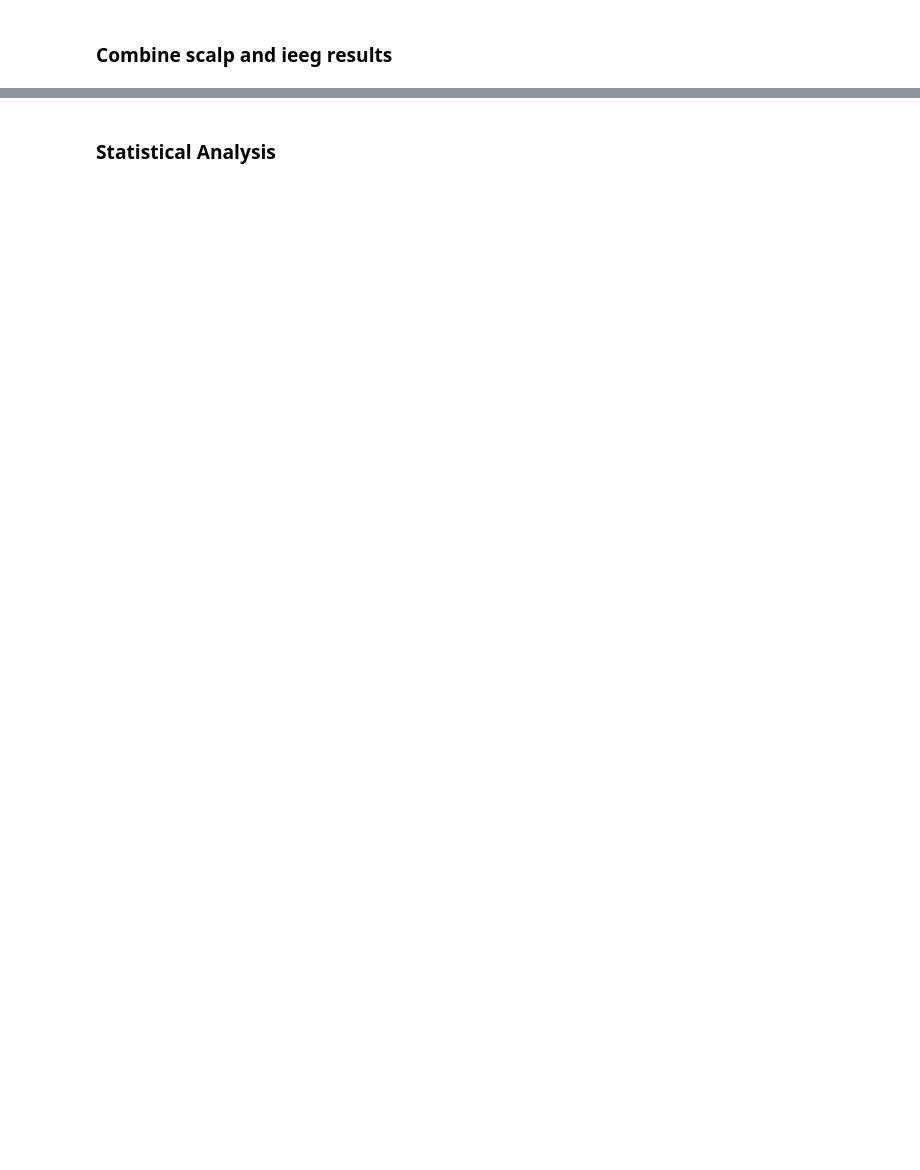
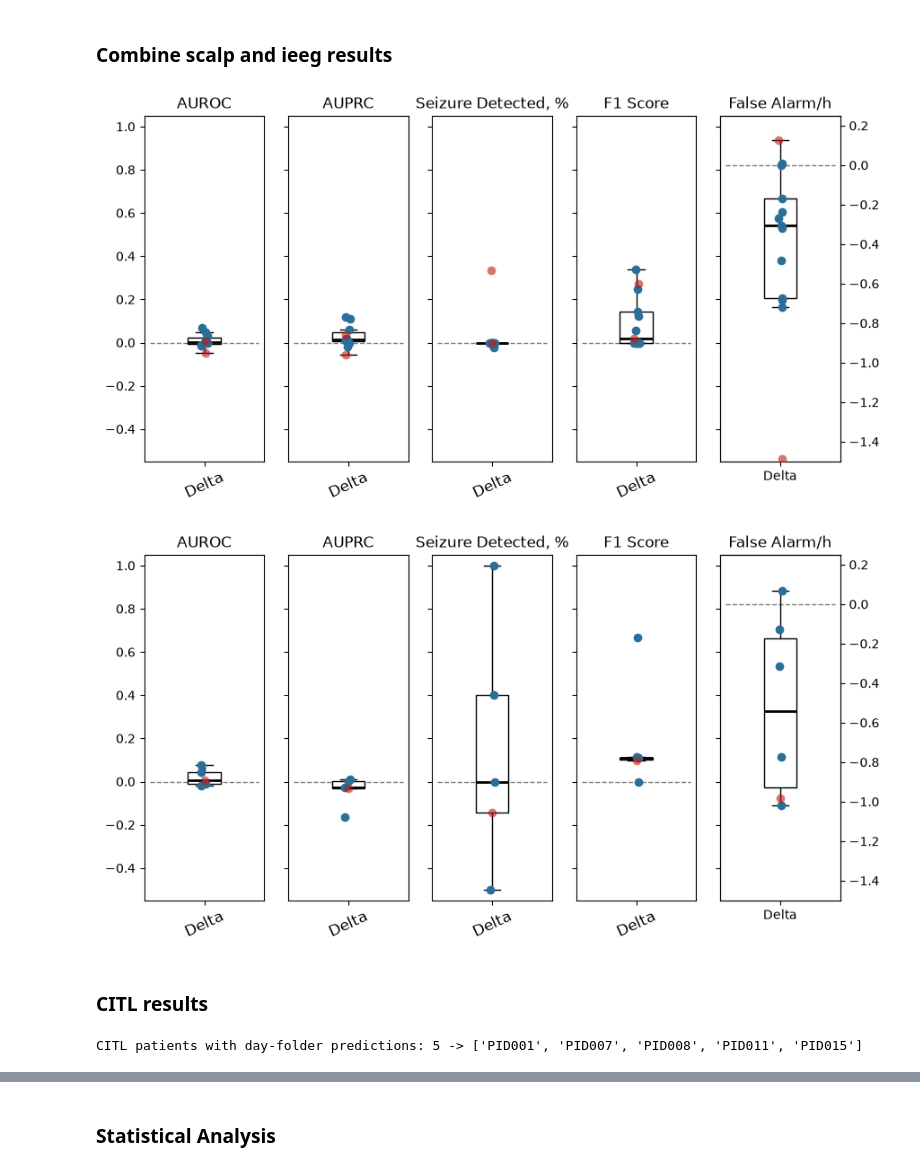
Before and after one commit to penn-cnt/Pioneer-Finetune-Release, a Jupyter notebook: 05_aggregate_results.ipynb, the cells around one changed output, grey strips where cells are left out. Saved outputs shown, nothing was run; the diff lists cells and outputs as text; code cells hidden in the pictures; blank space fills up the shorter version.

Commit message:
Update aggregate results notebook

```diff
--- a/05_aggregate_results.ipynb
+++ b/05_aggregate_results.ipynb
@@ -426,6 +379,5 @@ metadata = metadata[~metadata['RID'].isin(rm_patients)]
 # %%
-base_results = glob.glob('results/*/*base_model/metrics/*.csv')
-base_results += glob.glob('results/*/oncet_base_model/metrics/*.csv')
+base_results = glob.glob(f'{data_folder}/results/*/*base_model/metrics/*_full.csv')
 results = []
 for f in base_results:
     try:
@@ -434,12 +386,11 @@ for f in base_results:
     except:
         data = pd.read_csv(f)
         tmp = data[data['setting'] == 'Finetune']
-    tmp['patient'] = f.split('/')[1]
-    if not tmp['patient'].iloc[0] in rm_patients:
-        results.append(tmp)
+    import os
+    tmp['patient'] = os.path.normpath(f).split(os.sep)[3]
+    results.append(tmp)
 results = pd.concat(results,axis=0)[['patient','auroc_sample','auprc_sample','recall_event','recall_sample',
                                     'tn','fp','precision_event','precision_sample','f1_event', 'f1_sample', 'balanced_acc', 'mcc']]
-metadata = metadata.merge(results, left_on = 'RID',right_on='patient',how='left').drop(columns='patient')
 # %%
 rename = {'index':'patient'}
 rename.update(metric_labels)
@@ -690,6 +550,6 @@ full_perc_diff = ((full_finetune-full_baseline)/full_baseline*100)
 # %%
 # save scalp results to concatenate with ieeg results
 with open(f'{out_dir}/scalp_results_{label_type}.pkl','wb') as f:
-    pickle.dump((full_baseline, full_finetune, mean_diff, mean_perc_diff, full_diff, full_perc_diff, agg_baseline, agg_finetune, agg_prev), f)
+    pickle.dump((full_baseline, full_finetune, mean_diff, mean_perc_diff, full_diff, full_perc_diff), f)
 # %% [markdown]
 ### Intracranial patients
@@ -903,7 +698,7 @@ full_perc_diff = ((full_finetune-full_baseline)/full_baseline*100)
 # %%
-# save scalp results to concatenate with ieeg results
+# save ieeg results to concatenate with scalp results
 with open(f'{out_dir}/ieeg_results_{label_type}.pkl','wb') as f:
-    pickle.dump((full_baseline, full_finetune, mean_diff, mean_perc_diff, full_diff, full_perc_diff, agg_baseline, agg_finetune, agg_prev), f)
+    pickle.dump((full_baseline, full_finetune, mean_diff, mean_perc_diff, full_diff, full_perc_diff), f)
 # %% [markdown]
 ### Combine scalp and ieeg results
 # %%
@@ -920,7 +715,7 @@ for label_type in ['patient', 'databricks']:
         tmp = tmp.sort_index(key=lambda x: x.map(patient_rank))
         comp_result.append(tmp)
 
-    full_baseline, full_finetune, mean_diff, mean_perc_diff, full_diff, full_perc_diff, agg_baseline, agg_finetune, agg_prev = comp_result
+    full_baseline, full_finetune, mean_diff, mean_perc_diff, full_diff, full_perc_diff = comp_result
 
     full_baseline.to_csv(f'{out_dir}/supp_baseline_performance_{label_type}.csv')
     full_finetune.to_csv(f'{out_dir}/supp_full_finetune_performance_{label_type}.csv')
@@ -942,29 +737,70 @@ for label_type in ['patient', 'databricks']:
 # %%
 for label_type in ['patient', 'databricks']:
     # save scalp results to concatenate with ieeg results
     with open(f'{out_dir}/scalp_results_{label_type}.pkl','rb') as f:
         result = pickle.load(f)
     with open(f'{out_dir}/ieeg_results_{label_type}.pkl','rb') as f:
         ieeg_result = pickle.load(f)
 
     comp_result = []
     for r, ir in zip(result,ieeg_result):
         tmp = pd.concat([r,ir])
         tmp = tmp.sort_index(key=lambda x: x.map(patient_rank))
         comp_result.append(tmp)
 
-    full_baseline, full_finetune, mean_diff, mean_perc_diff, full_diff, full_perc_diff, agg_baseline, agg_finetune, agg_prev = comp_result
+    full_baseline, full_finetune, mean_diff, mean_perc_diff, full_diff, full_perc_diff = comp_result
 
     full_baseline['patient']=full_baseline.index
     plot_paired_line(full_baseline, full_finetune,
                      variables=plot_vars, figsize = (10,4), save_path=f'{out_dir}/full_finetune_vs_baseline_{label_type}')
     #violin plot + scatter dots
     mean_diff = mean_diff.reset_index().rename(columns={'index':'patient'})
     results_long = pd.melt(
-        mean_diff.loc[~mean_diff['patient'].isin(rm_patients)],
+        mean_diff,
         id_vars='patient',
         var_name="metric",        # new column with former column names
         value_name="value"           # new column with values
     )
-    fig,ax=plot_mean_diff_overlay(results_long, sep_axis_fp=True, variables = plot_vars, ieeg=True, ieeg_col='patient')
+    fig,ax=plot_mean_diff_overlay(results_long, sep_axis_fp=True, variables = plot_vars, ieeg=True, ieeg_col='patient', ylims={'fp':[-1.5, 0.25],'f1_event':[-0.55, 1.05], 'recall_event':[-0.55, 1.05]})
     fig.savefig(f'{out_dir}/mean_diff_{label_type}.svg')
+# %% [output]
+[figure, added]
+[figure, added]
+# %% [markdown]
+### CITL results
+# %%
+# CITL config
+from pathlib import Path
+from tqdm import tqdm
+
+citl_force = True  # set True to recompute even if evaluation_metrics.csv exists
+citl_dir = f'{data_folder}/citl_results'
+citl_patient_ids = sorted([
+    p.name for p in Path(citl_dir).iterdir()
+    if p.is_dir() and p.name.startswith('PID')
+])
+
+
+def _has_day_stage_predictions(patient_dir: Path) -> bool:
+    """True if any day*/predictions_day*_{before|after}_*.parquet exists."""
+    if not patient_dir.is_dir():
+        return False
+    for day_dir in patient_dir.iterdir():
+        if not (day_dir.is_dir() and day_dir.name.startswith('day')):
+            continue
+        for pq in day_dir.glob('predictions_day*_*.parquet'):
+            name = pq.name
+            if '_before_' in name or '_after_' in name:
+                return True
+    return False
+
+
+# Prefer patients with day-folder stage prediction parquets (primary path)
+citl_patient_ids = [
+    pid for pid in citl_patient_ids
+    if _has_day_stage_predictions(Path(citl_dir) / pid)
+]
+print(f'CITL patients with day-folder predictions: {len(citl_patient_ids)} -> {citl_patient_ids}')
+citl_progression_metrics = ['auprc_sample', 'f1_event', 'fp']
+# %% [output]
+CITL patients with day-folder predictions: 5 -> ['PID001', 'PID007', 'PID008', 'PID011', 'PID015']
```
Also changed, not shown: parts of 41 cells of this notebook.
